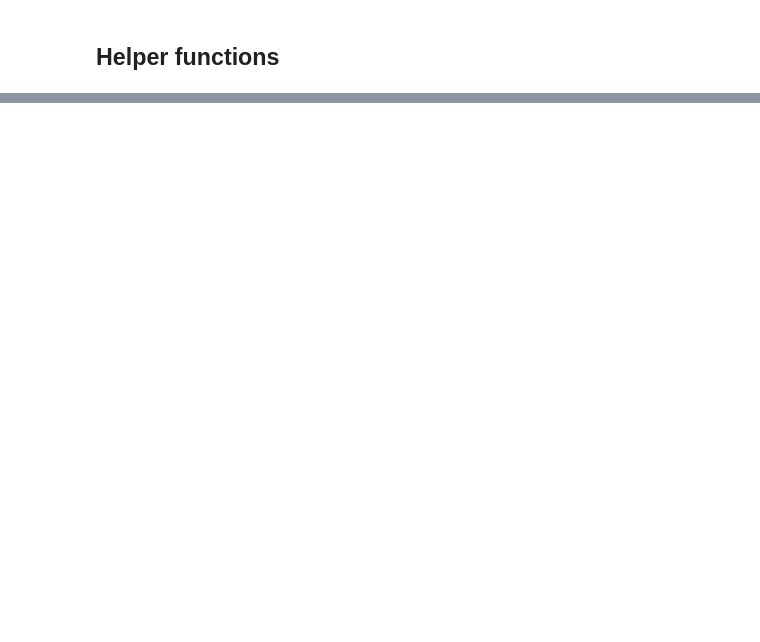
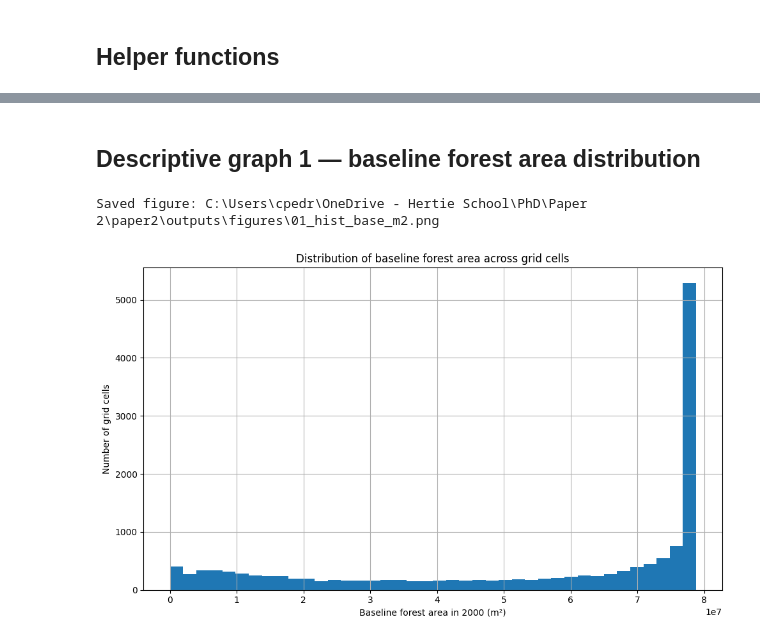
Before and after one commit to cpj97/paper2, a Jupyter notebook: notebooks/01_build_grid_panel.ipynb, the cells around one changed output, grey strips where cells are left out. Cells and saved outputs as stored; diff of their text form; code cells hidden in the pictures; blank space fills up the shorter version.

Commit message:
save files until notebook 01

```diff
--- a/notebooks/01_build_grid_panel.ipynb
+++ b/notebooks/01_build_grid_panel.ipynb
@@ -653,0 +1033,22 @@ Notebook 02 will define treatment timing, first treatment year, cohorts, and eve
+# %%
+LOCAL_EXPORT_DIR.mkdir(parents=True, exist_ok=True)
+
+expected_local_csvs = [LOCAL_EXPORT_DIR / spec["filename"] for spec in export_specs]
+grid_geo_path = LOCAL_EXPORT_DIR / GRID_FILE_NAME
+chunk_manifest_path = LOCAL_EXPORT_DIR / CHUNK_MANIFEST_NAME
+assembled_wide_csv_path = INTERMEDIATE_DIR / ASSEMBLED_WIDE_CSV_NAME
+
+if FORCE_REDOWNLOAD_WIDE:
+    for path in expected_local_csvs:
+        if path.exists():
+            path.unlink()
+            print("Deleted existing local CSV piece so it can be refreshed:", path)
+
+print("Expected local CSV pieces:")
+for path in expected_local_csvs[:10]:
+    print(" -", path)
+if len(expected_local_csvs) > 10:
+    print(f" ... and {len(expected_local_csvs) - 10} more pieces")
+
+print("Chunk manifest exists:", chunk_manifest_path.exists())
+print("Grid GeoJSON exists:", grid_geo_path.exists())
@@ -653,0 +1391,13 @@ Notebook 02 will define treatment timing, first treatment year, cohorts, and eve
+# %%
+numeric_cols = [c for c in df_wide.columns if c == "base_m2" or (c.startswith("loss_") and c.endswith("_m2"))]
+for col in numeric_cols:
+    df_wide[col] = pd.to_numeric(df_wide[col], errors="coerce").fillna(0)
+
+keep_cols = [c for c in [GRID_ID_COL, "cell_lon", "cell_lat", "base_m2"] if c in df_wide.columns]
+keep_cols += [c for c in df_wide.columns if c.startswith("loss_") and c.endswith("_m2")]
+df_wide = df_wide[keep_cols].copy()
+
+df_long = melt_wide_to_long(df_wide, id_col=GRID_ID_COL)
+
+print("Long panel shape:", df_long.shape)
+print(df_long.head(5))
@@ -653,0 +1432,13 @@ Notebook 02 will define treatment timing, first treatment year, cohorts, and eve
+# %% [markdown]
+## Descriptive graph 1 — baseline forest area distribution
+# %%
+plt.figure()
+df_wide["base_m2"].plot(kind="hist", bins=40)
+plt.xlabel("Baseline forest area in 2000 (m²)")
+plt.ylabel("Number of grid cells")
+plt.title("Distribution of baseline forest area across grid cells")
+save_fig(FIG_DIR / "01_hist_base_m2.png")
+plt.show()
+# %% [output]
+Saved figure: C:\Users\cpedr\OneDrive - Hertie School\PhD\Paper 2\paper2\outputs\figures\01_hist_base_m2.png
+[figure, added]
```
Also changed, not shown: parts of 88 cells of this notebook, 12 other files.
